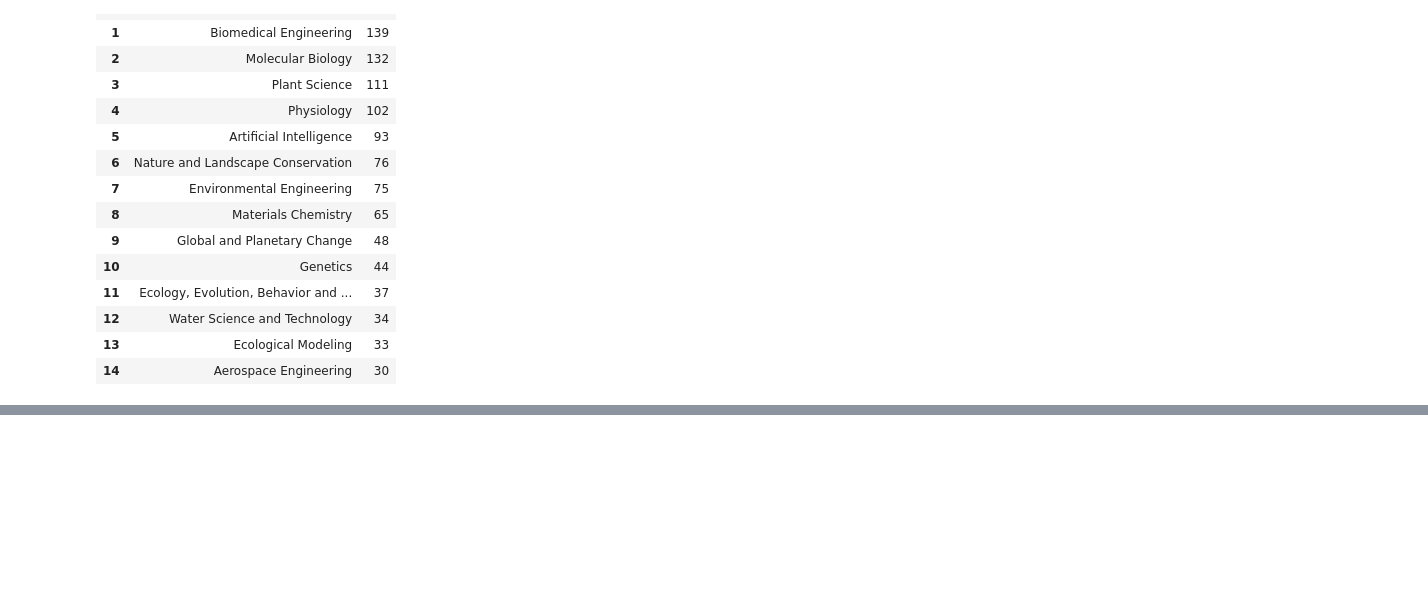
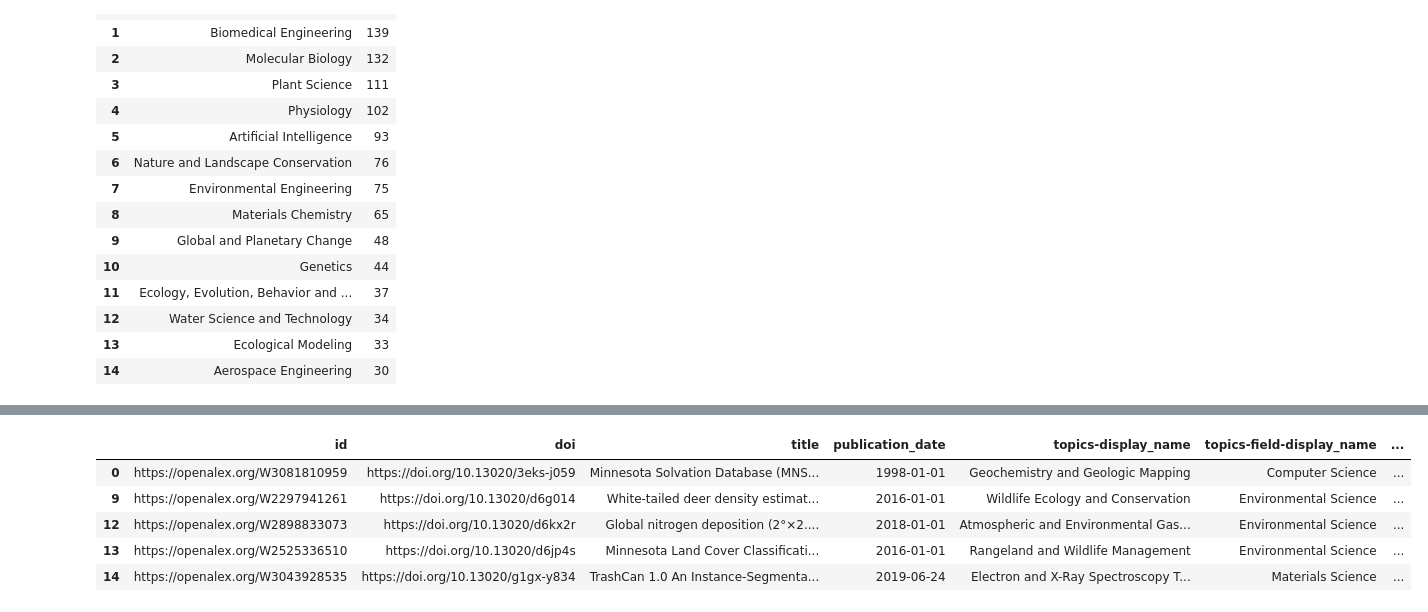
Before and after one commit to senderrr/OpenAlex, a Jupyter notebook: OpenAlexSourceVisuals.ipynb, the cells around one changed output, grey strips where cells are left out. Saved outputs shown, nothing was run; the diff lists cells and outputs as text; code cells hidden in the pictures; blank space fills up the shorter version.

Commit message:
remove duplicate authors from topcis view csv

```diff
--- a/OpenAlexSourceVisuals.ipynb
+++ b/OpenAlexSourceVisuals.ipynb
@@ -172,0 +190,2 @@ topics_field_display_name_ror.head(15).reset_index(drop=True)
+# %%
+topic_view = df.copy()
@@ -172,0 +201,12 @@ topics_field_display_name_ror.head(15).reset_index(drop=True)
+# %%
+topic_view = topic_view[~topic_view.id.duplicated(keep='first')]
+# %%
+topic_view = topic_view[['id', 'doi', 'title', 'publication_date', 'topics-display_name', 'topics-field-display_name', 'topics-subfield-display_name', 'topics-domain-display_name']]
+topic_view.head()
+# %% [output]
+|  | id | doi | title | publication_date | topics-display_name | topics-field-display_name | ... |
+| 0 | https://openalex.org/W3081810959 | https://doi.org/10.13020/3eks-j059 | Minnesota Solvation Database (MNS... | 1998-01-01 | Geochemistry and Geologic Mapping | Computer Science | ... |
+| 9 | https://openalex.org/W2297941261 | https://doi.org/10.13020/d6g014 | White-tailed deer density estimat... | 2016-01-01 | Wildlife Ecology and Conservation | Environmental Science | ... |
+| 12 | https://openalex.org/W2898833073 | https://doi.org/10.13020/d6kx2r | Global nitrogen deposition (2°×2.... | 2018-01-01 | Atmospheric and Environmental Gas... | Environmental Science | ... |
+| 13 | https://openalex.org/W2525336510 | https://doi.org/10.13020/d6jp4s | Minnesota Land Cover Classificati... | 2016-01-01 | Rangeland and Wildlife Management | Environmental Science | ... |
+| 14 | https://openalex.org/W3043928535 | https://doi.org/10.13020/g1gx-y834 | TrashCan 1.0 An Instance-Segmenta... | 2019-06-24 | Electron and X-Ray Spectroscopy T... | Materials Science | ... |
```
Also changed, not shown: parts of 3 cells of this notebook.
